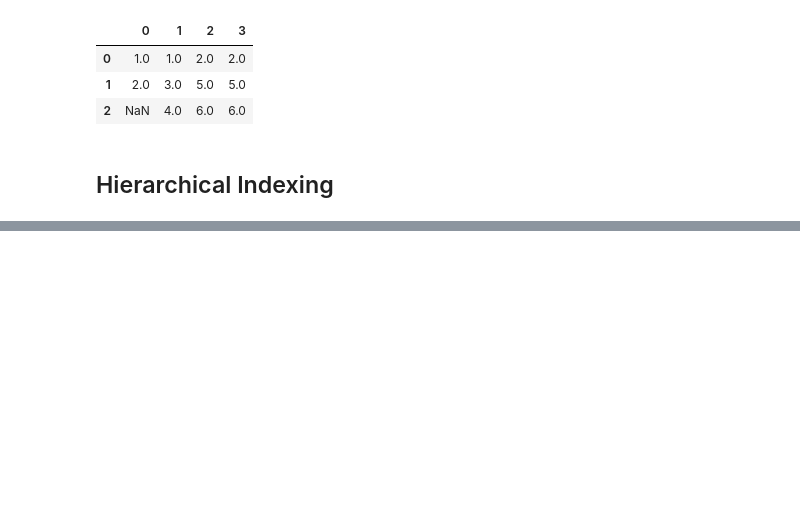
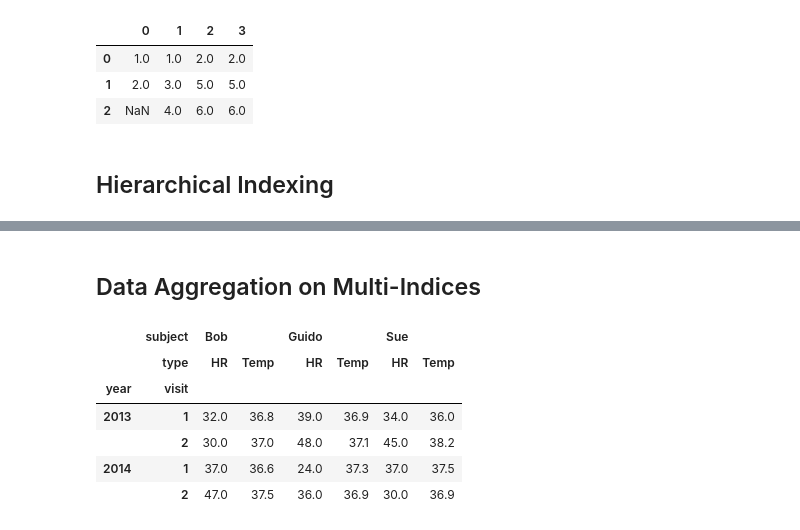
Before and after one commit to beaulucas/python-ds-handbook, a Jupyter notebook: 03-data_manipulation_pandas.ipynb, the cells around one changed output, grey strips where cells are left out. Saved outputs shown, nothing was run; the diff lists cells and outputs as text; code cells hidden in the pictures; blank space fills up the shorter version.

Commit message:
worked through hierarchical indices

```diff
--- a/03-data_manipulation_pandas.ipynb
+++ b/03-data_manipulation_pandas.ipynb
@@ -848,0 +1299,12 @@ df.fillna(method='ffill', axis='columns')
+# %% [markdown]
+## Data Aggregation on Multi-Indices
+# %%
+health_data
+# %% [output]
+|  | subject | Bob |  | Guido |  | Sue |  |
+|  | type | HR | Temp | HR | Temp | HR | Temp |
+| year | visit |  |  |  |  |  |  |
+| 2013 | 1 | 32.0 | 36.8 | 39.0 | 36.9 | 34.0 | 36.0 |
+|  | 2 | 30.0 | 37.0 | 48.0 | 37.1 | 45.0 | 38.2 |
+| 2014 | 1 | 37.0 | 36.6 | 24.0 | 37.3 | 37.0 | 37.5 |
+|  | 2 | 47.0 | 37.5 | 36.0 | 36.9 | 30.0 | 36.9 |
```
Also changed, not shown: parts of 68 cells of this notebook.
